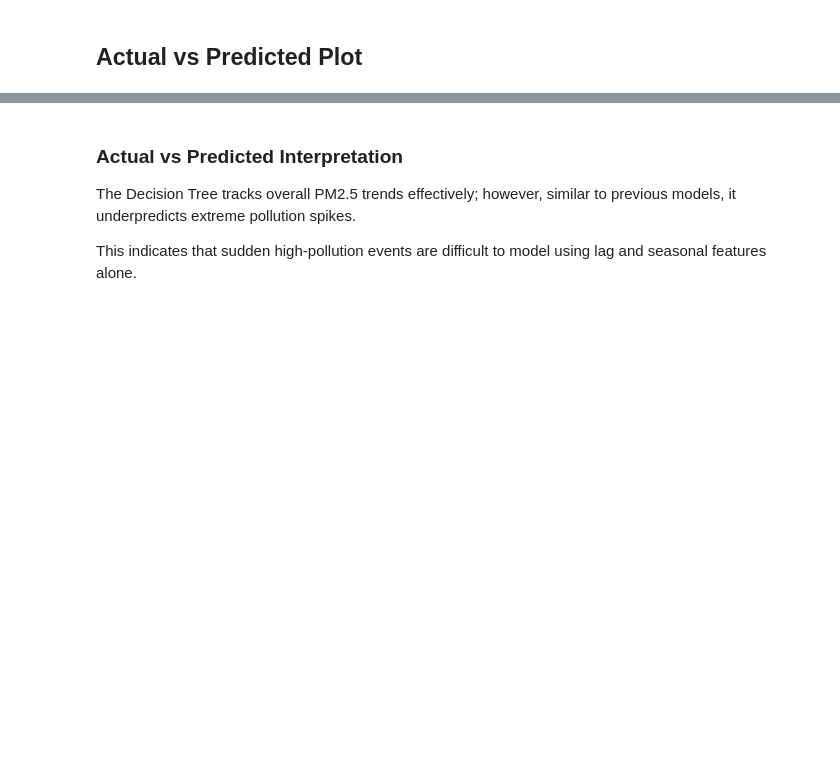
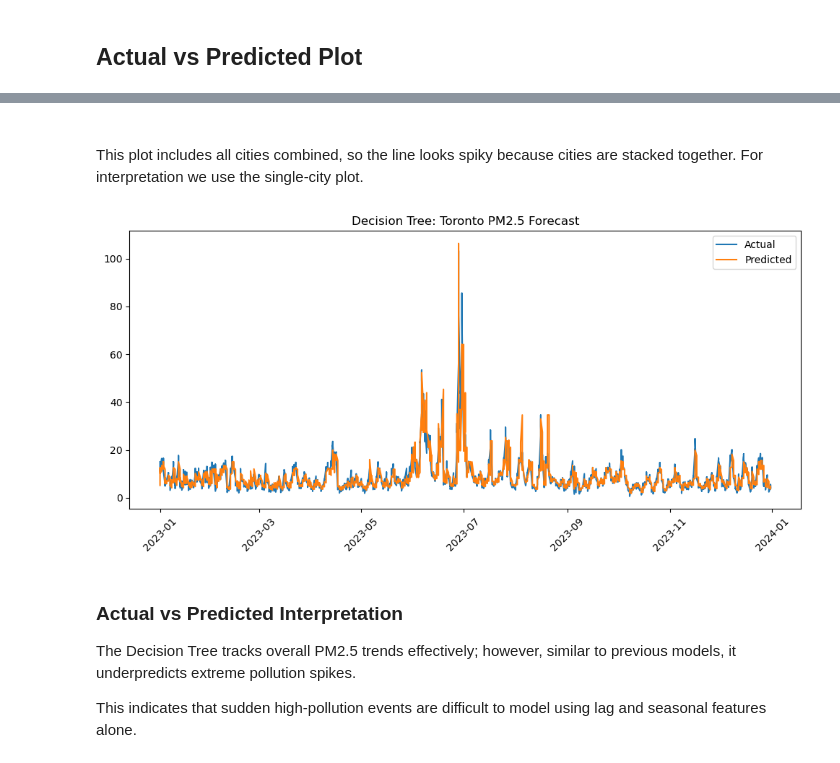
Before and after one commit to hetachavda/pm25-capstone-jupyter, a Jupyter notebook: notebooks/models/PM25_DecisionTree.ipynb, the cells around one changed output, grey strips where cells are left out. Drawn from its saved outputs; the diff is of its cells as text; code cells hidden in the pictures; blank space fills up the shorter version.

```diff
--- a/notebooks/models/PM25_DecisionTree.ipynb
+++ b/notebooks/models/PM25_DecisionTree.ipynb
@@ -110,3 +119,22 @@ plt.show()
+# %% [markdown]
+##
+This plot includes all cities combined, so the line looks spiky because cities are stacked together. For interpretation we use the single-city plot.
+# %%
+city_name = "Toronto"
+city_test = test_df[test_df["City"] == city_name]
+X_city = city_test[feature_cols]
+y_city = city_test["PM25"]
+y_city_pred = dt.predict(X_city)
+
+plt.figure(figsize=(12,5))
+plt.plot(city_test["Date"], y_city, label="Actual")
+plt.plot(city_test["Date"], y_city_pred, label="Predicted")
+plt.legend()
+plt.title(f"Decision Tree: {city_name} PM2.5 Forecast")
+plt.xticks(rotation=45)
+plt.show()
+# %% [output]
+[figure, added]
 # %% [markdown]
 ### Actual vs Predicted Interpretation
 
```
Also changed, not shown: parts of 9 cells of this notebook, 10 other files.
